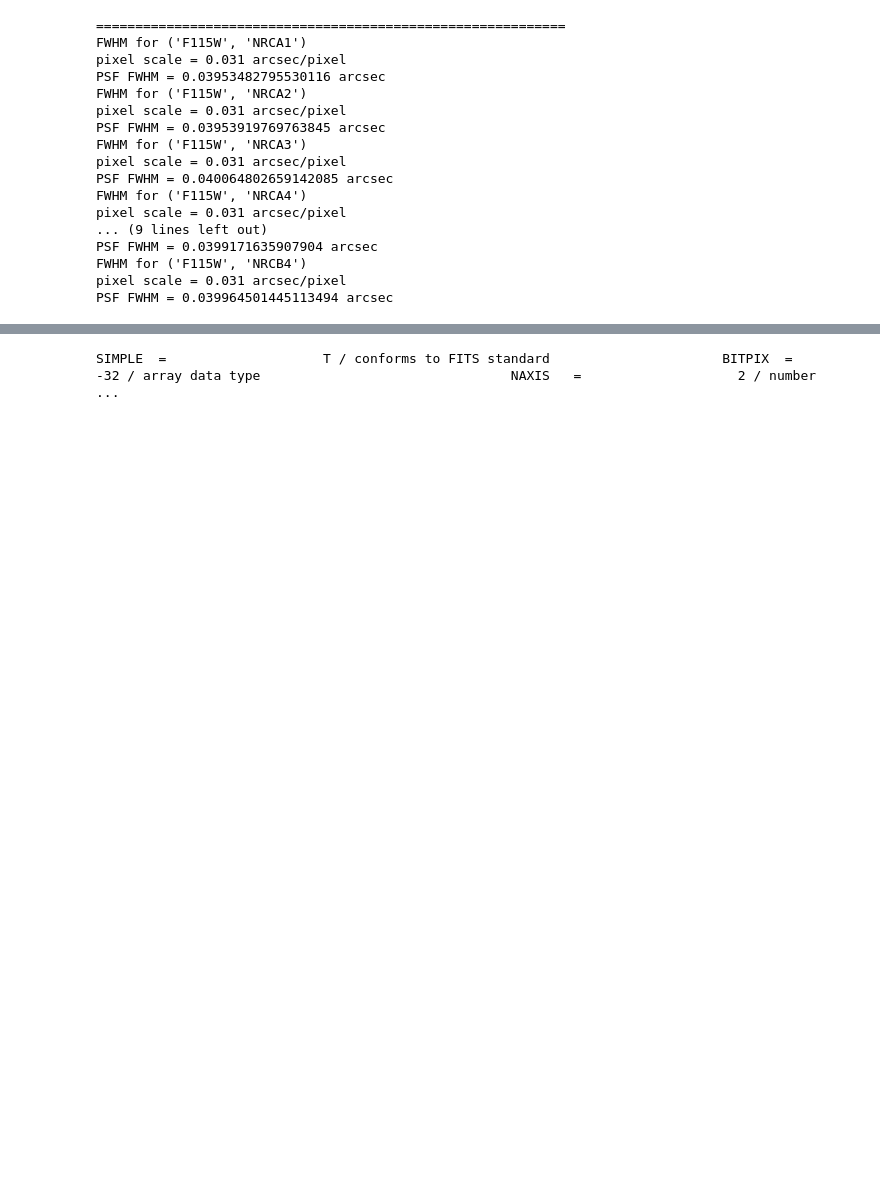
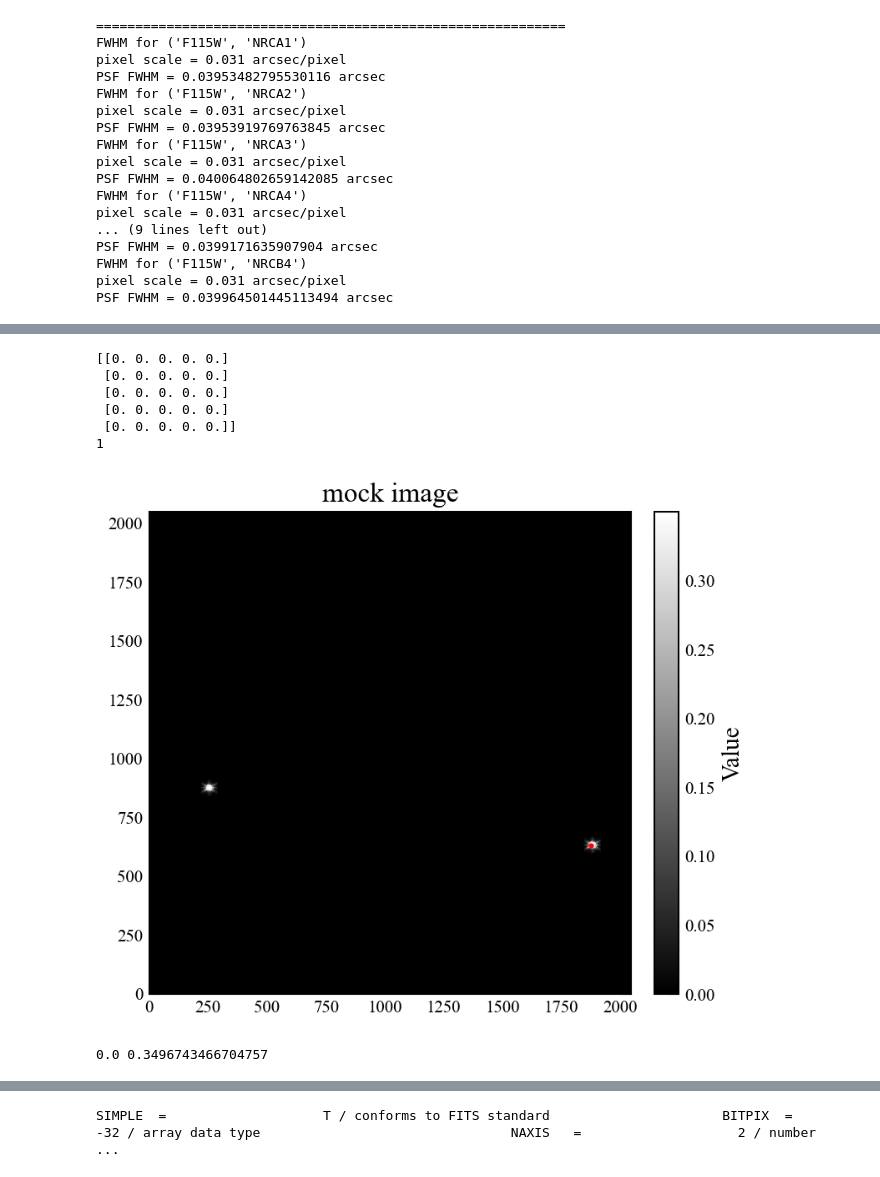
Before and after one commit to LilyHanZhang/mopsf, a Jupyter notebook: run_mpsf.ipynb, the cells around one changed output, grey strips where cells are left out. Saved outputs shown, nothing was run; the diff lists cells and outputs as text; code cells hidden in the pictures; blank space fills up the shorter version.

```diff
--- a/run_mpsf.ipynb
+++ b/run_mpsf.ipynb
@@ -273,3 +308,21 @@ print(len(files), files)
+# %%
+with fits.open('/mnt/data/JWST/WFSS/J0100-15157/direct_image_EIGER/mpsf/F115W/mpsf_injected/jw01243001001_02101_00001_nrca3_tweakreg_mpsf.fits') as hdul:
+    fig, ax, im, norm = my_im_show(hdul['SCI'].data, scale = 'percentile', cmap='gray', percentile=99.95,
+                                   purpose='simulation', colorbar=True,title='mock image')
+    ax.plot(np.where(hdul['SCI'].data<0)[1],np.where(hdul['SCI'].data<0)[0], 'ro', markersize=2, label='Negative Pixels')
+    print(hdul['SCI'].data[0:5,0:5])
+    print(np.sum(hdul['SCI'].data<0))
+plt.show()
+print(norm.vmin,norm.vmax)
+# %% [output]
+[[0. 0. 0. 0. 0.]
+ [0. 0. 0. 0. 0.]
+ [0. 0. 0. 0. 0.]
+ [0. 0. 0. 0. 0.]
+ [0. 0. 0. 0. 0.]]
+1
+[figure, added]
+0.0 0.3496743466704757
 # %%
 # ━━━━━━━━━━━━━━━━━━━━━━━━━━━━━━━━━━━━━━━━━━━━━━━━━━━━━━━━━━━━━━━━━━━━━━━━━━━
 # STEP 2 — run the mosaicing pipeline on mock exposures
```
Also changed, not shown: parts of 25 cells of this notebook, 2 other files.
